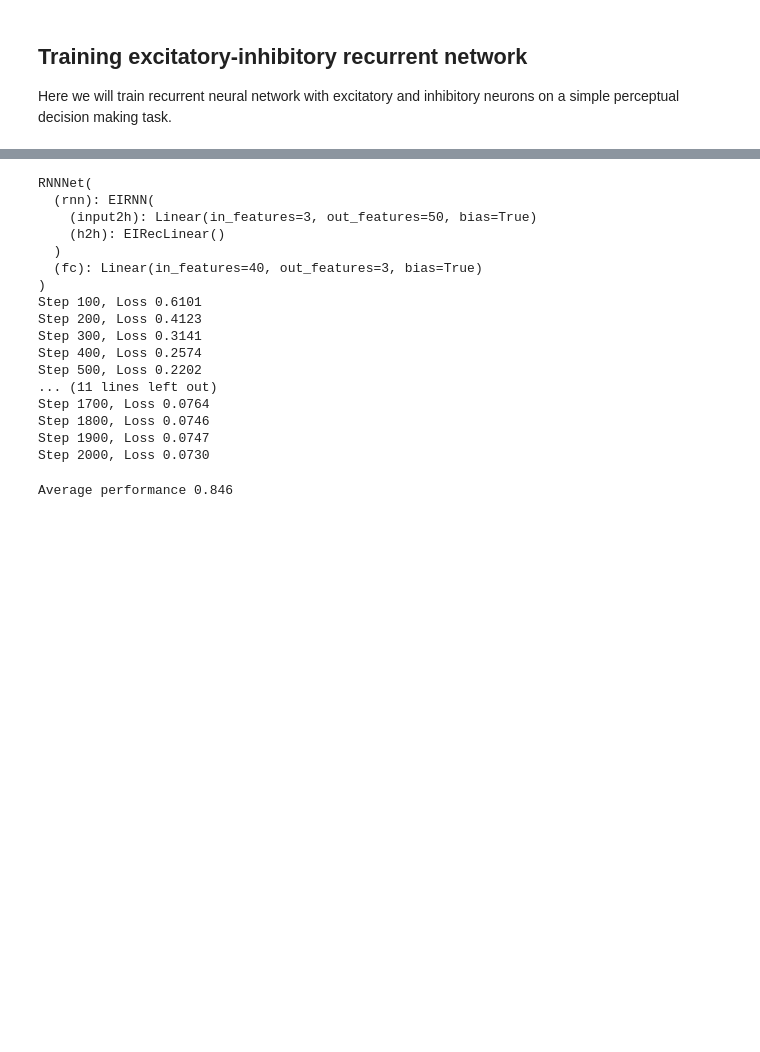
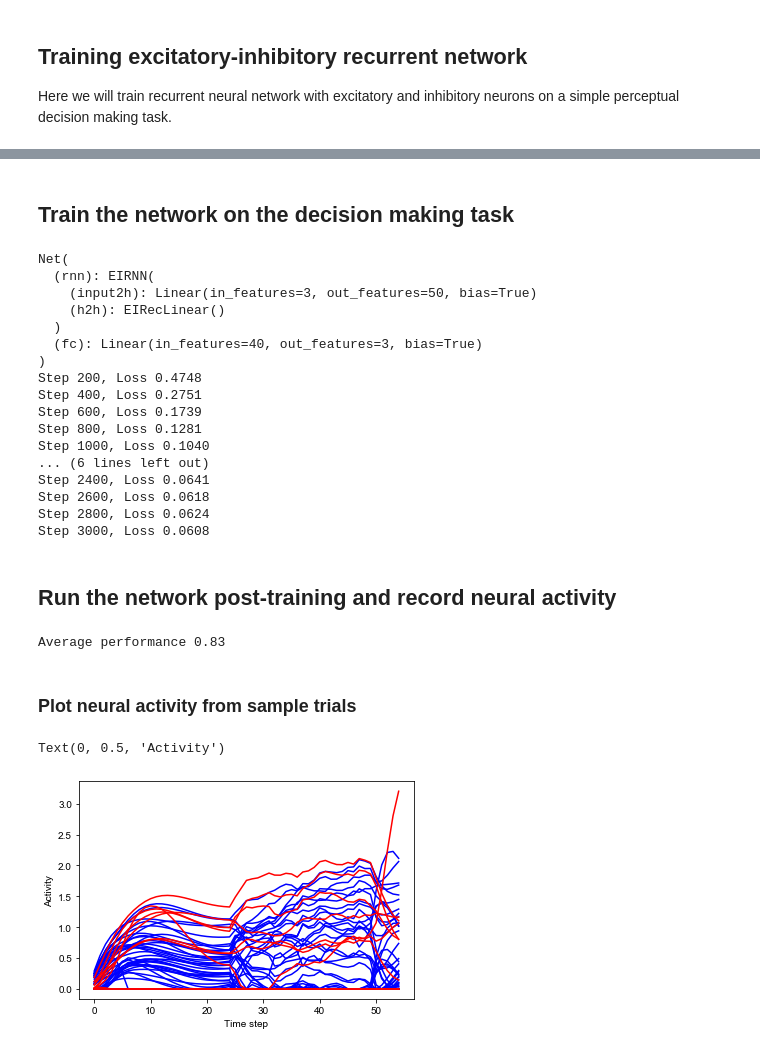
Before and after one commit to gyyang/nn-brain, a Jupyter notebook: EI_RNN.ipynb, the cells around one changed output, grey strips where cells are left out. Cells and saved outputs as stored; diff of their text form; code cells hidden in the pictures; blank space fills up the shorter version.

```diff
--- a/EI_RNN.ipynb
+++ b/EI_RNN.ipynb
@@ -235,13 +201,16 @@ class RNNNet(nn.Module):
         rnn_e = rnn_activity[:, :, :self.rnn.e_size]
         out = self.fc(rnn_e)
         return out, rnn_activity
+# %% [markdown]
+## Train the network on the decision making task
 # %%
 import torch.optim as optim
+import numpy as np
 
 # Instantiate the network and print information
-hidden_size = 100
-net = RNNNet(input_size=input_size, hidden_size=hidden_size,
-             output_size=output_size, dt=env.dt)
+hidden_size = 50
+net = Net(input_size=input_size, hidden_size=hidden_size,
+          output_size=output_size, dt=env.dt)
 print(net)
 
 # Use Adam optimizer
@@ -250,7 +219,7 @@ criterion = nn.CrossEntropyLoss()
 
 running_loss = 0
 running_acc = 0
-for i in range(5000):
+for i in range(3000):
     inputs, labels = dataset()
     inputs = torch.from_numpy(inputs).type(torch.float)
     labels = torch.from_numpy(labels.flatten()).type(torch.long)
@@ -270,31 +239,34 @@ for i in range(5000):
         print('Step {}, Loss {:0.4f}'.format(i+1, running_loss))
         running_loss = 0
 # %% [output]
-RNNNet(
+Net(
   (rnn): EIRNN(
     (input2h): Linear(in_features=3, out_features=50, bias=True)
     (h2h): EIRecLinear()
   )
   (fc): Linear(in_features=40, out_features=3, bias=True)
 )
-Step 100, Loss 0.6101
-Step 200, Loss 0.4123
-Step 300, Loss 0.3141
-Step 400, Loss 0.2574
-Step 500, Loss 0.2202
-... (11 lines left out)
-Step 1700, Loss 0.0764
-Step 1800, Loss 0.0746
-Step 1900, Loss 0.0747
-Step 2000, Loss 0.0730
+Step 200, Loss 0.4748
+Step 400, Loss 0.2751
+Step 600, Loss 0.1739
+Step 800, Loss 0.1281
+Step 1000, Loss 0.1040
+... (6 lines left out)
+Step 2400, Loss 0.0641
+Step 2600, Loss 0.0618
+Step 2800, Loss 0.0624
+Step 3000, Loss 0.0608
+# %% [markdown]
+## Run the network post-training and record neural activity
 # %%
-import numpy as np
 env.reset(no_step=True)
+env.timing.update({'fixation': ('constant', 500),
+                   'stimulus': ('constant', 500)})
 perf = 0
 num_trial = 500
 activity_dict = {}
 trial_infos = {}
-selectivity = np.zeros((2, hidden_size))
+stim_activity = [[], []]  # response for ground-truth 0 and 1
 for i in range(num_trial):
     env.new_trial()
     ob, gt = env.ob, env.gt
@@ -317,19 +289,25 @@ for i in range(num_trial):
 
     # Compute stimulus selectivity for all units
     # Compute each neuron's response in trials where ground_truth=0 and 1 respectively
-    stim_activity = rnn_activity[env.start_ind['stimulus']: env.end_ind['stimulus']]
-    selectivity[env.trial['ground_truth']] += np.mean(stim_activity, axis=0)  # average over time
+    rnn_activity = rnn_activity[env.start_ind['stimulus']: env.end_ind['stimulus']]
+    stim_activity[env.trial['ground_truth']].append(rnn_activity)
 
 print('Average performance', np.mean([val['correct'] for val in trial_infos.values()]))
-
-for gt in [0, 1]:
-    selectivity[gt] /= np.sum([val['ground_truth'] == gt for val in trial_infos.values()])
-
-# TODO: replace with d'
-selectivity = (selectivity[0] - selectivity[1])/(selectivity[0] + selectivity[1] + 1e-7)
-
-# Sort index for selectivity, separately for E and I
-ind_sort = np.concatenate((np.argsort(selectivity[:net.rnn.e_size]),
-                           np.argsort(selectivity[net.rnn.e_size:])+net.rnn.e_size))
 # %% [output]
-Average performance 0.846
+Average performance 0.83
+# %% [markdown]
+### Plot neural activity from sample trials
+# %%
+import matplotlib.pyplot as plt
+
+e_size = net.rnn.e_size
+trial = 0
+
+plt.figure()
+_ = plt.plot(activity_dict[trial][:, :e_size], color='blue')
+_ = plt.plot(activity_dict[trial][:, e_size:], color='red')
+plt.xlabel('Time step')
+plt.ylabel('Activity')
+# %% [output]
+Text(0, 0.5, 'Activity')
+[figure, added]
```
Also changed, not shown: parts of 9 cells of this notebook.
